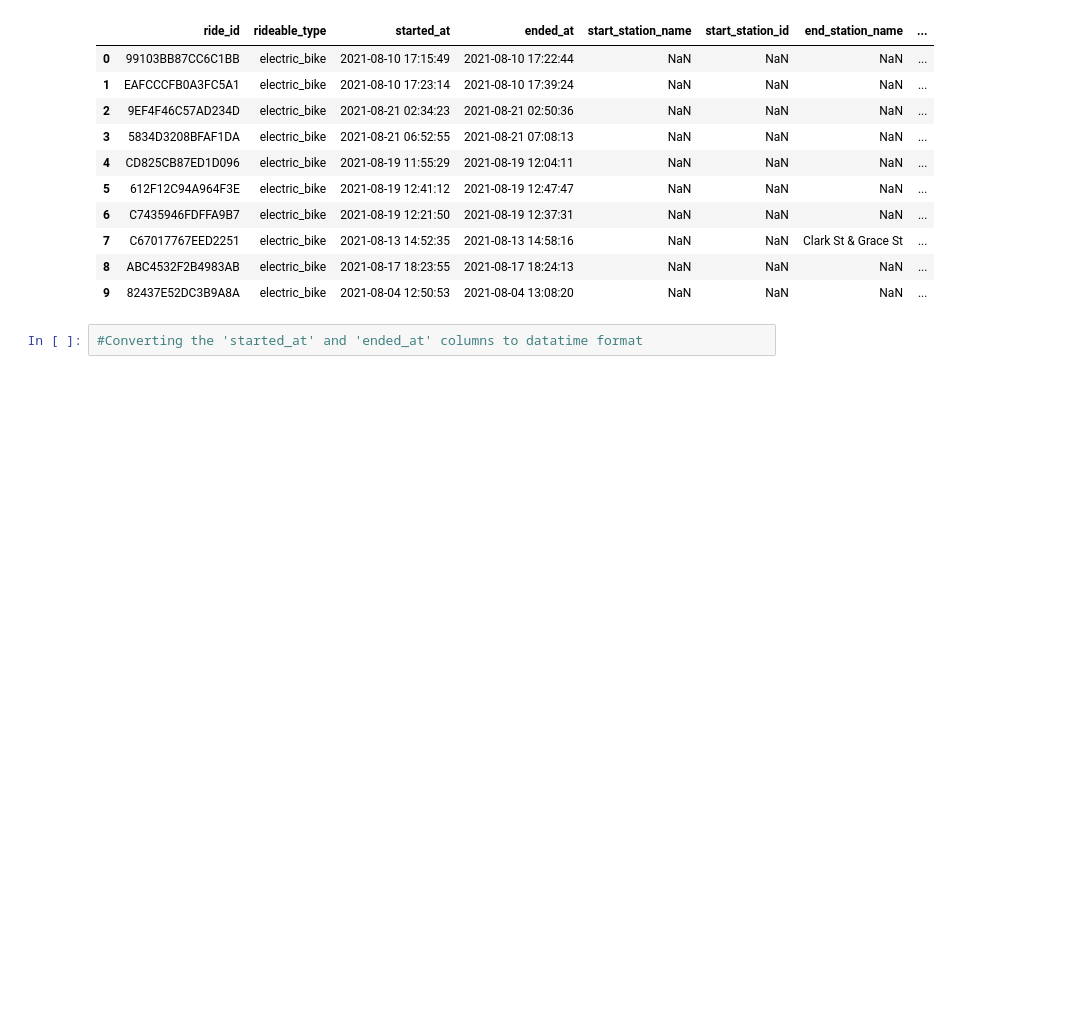
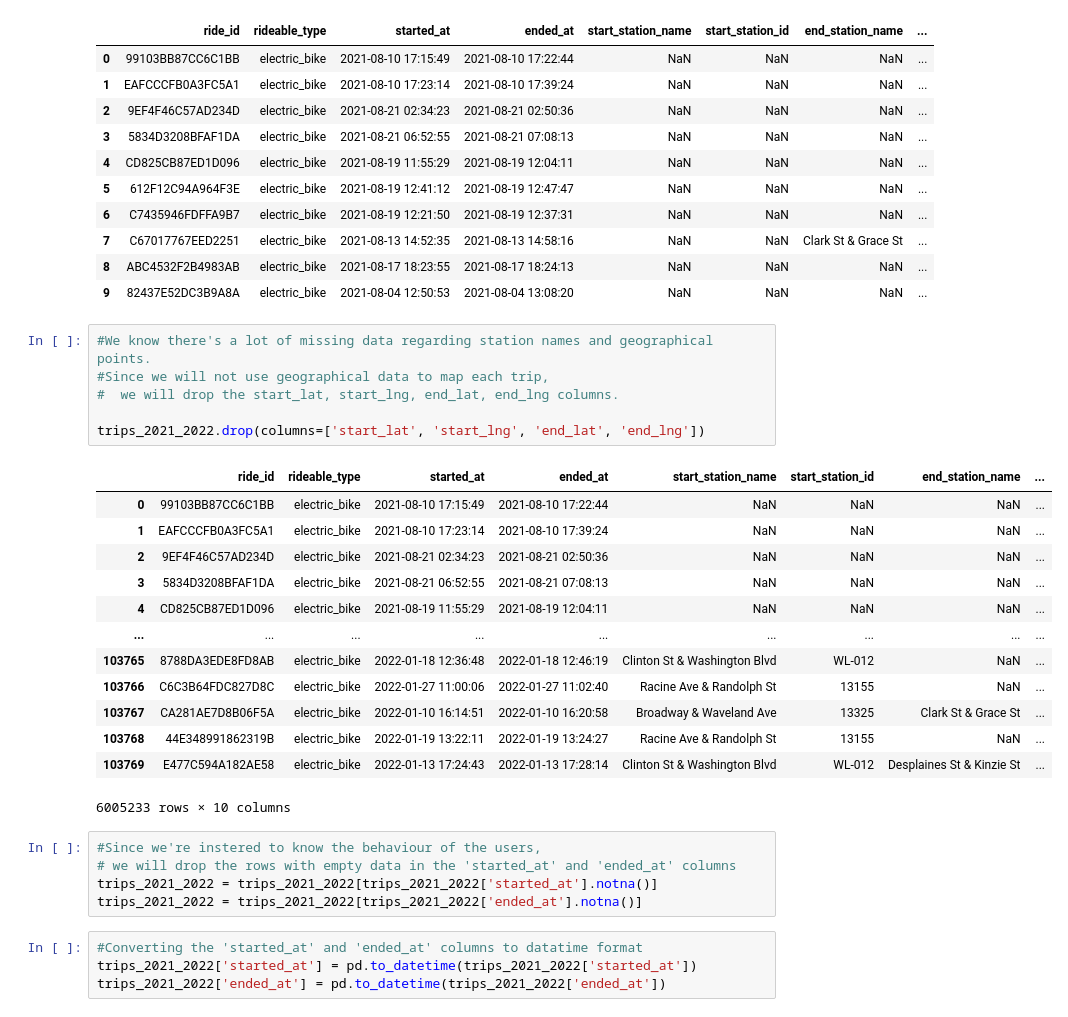
Before and after one commit to AlvaroValdelamar/Google-Data-Capstone-Project, a Jupyter notebook: src/main_script.ipynb, the cells around one changed output. Saved outputs shown, nothing was run; the diff lists cells and outputs as text; blank space fills up the shorter version.

```diff
--- a/src/main_script.ipynb
+++ b/src/main_script.ipynb
@@ -178,5 +181,32 @@ trips_2021_2022.head(10)
 | 7 | C67017767EED2251 | electric_bike | 2021-08-13 14:52:35 | 2021-08-13 14:58:16 | NaN | NaN | Clark St & Grace St | ... |
 | 8 | ABC4532F2B4983AB | electric_bike | 2021-08-17 18:23:55 | 2021-08-17 18:24:13 | NaN | NaN | NaN | ... |
 | 9 | 82437E52DC3B9A8A | electric_bike | 2021-08-04 12:50:53 | 2021-08-04 13:08:20 | NaN | NaN | NaN | ... |
+# %%
+#We know there's a lot of missing data regarding station names and geographical points.
+#Since we will not use geographical data to map each trip,
+#  we will drop the start_lat, start_lng, end_lat, end_lng columns.
+
+trips_2021_2022.drop(columns=['start_lat', 'start_lng', 'end_lat', 'end_lng'])
+# %% [output]
+|  | ride_id | rideable_type | started_at | ended_at | start_station_name | start_station_id | end_station_name | ... |
+| 0 | 99103BB87CC6C1BB | electric_bike | 2021-08-10 17:15:49 | 2021-08-10 17:22:44 | NaN | NaN | NaN | ... |
+| 1 | EAFCCCFB0A3FC5A1 | electric_bike | 2021-08-10 17:23:14 | 2021-08-10 17:39:24 | NaN | NaN | NaN | ... |
+| 2 | 9EF4F46C57AD234D | electric_bike | 2021-08-21 02:34:23 | 2021-08-21 02:50:36 | NaN | NaN | NaN | ... |
+| 3 | 5834D3208BFAF1DA | electric_bike | 2021-08-21 06:52:55 | 2021-08-21 07:08:13 | NaN | NaN | NaN | ... |
+| 4 | CD825CB87ED1D096 | electric_bike | 2021-08-19 11:55:29 | 2021-08-19 12:04:11 | NaN | NaN | NaN | ... |
+| ... | ... | ... | ... | ... | ... | ... | ... | ... |
+| 103765 | 8788DA3EDE8FD8AB | electric_bike | 2022-01-18 12:36:48 | 2022-01-18 12:46:19 | Clinton St & Washington Blvd | WL-012 | NaN | ... |
+| 103766 | C6C3B64FDC827D8C | electric_bike | 2022-01-27 11:00:06 | 2022-01-27 11:02:40 | Racine Ave & Randolph St | 13155 | NaN | ... |
+| 103767 | CA281AE7D8B06F5A | electric_bike | 2022-01-10 16:14:51 | 2022-01-10 16:20:58 | Broadway & Waveland Ave | 13325 | Clark St & Grace St | ... |
+| 103768 | 44E348991862319B | electric_bike | 2022-01-19 13:22:11 | 2022-01-19 13:24:27 | Racine Ave & Randolph St | 13155 | NaN | ... |
+| 103769 | E477C594A182AE58 | electric_bike | 2022-01-13 17:24:43 | 2022-01-13 17:28:14 | Clinton St & Washington Blvd | WL-012 | Desplaines St & Kinzie St | ... |
+6005233 rows × 10 columns
+# %%
+#Since we're instered to know the behaviour of the users,
+# we will drop the rows with empty data in the 'started_at' and 'ended_at' columns
+trips_2021_2022 = trips_2021_2022[trips_2021_2022['started_at'].notna()]
+trips_2021_2022 = trips_2021_2022[trips_2021_2022['ended_at'].notna()]
 # %%
 #Converting the 'started_at' and 'ended_at' columns to datatime format
+trips_2021_2022['started_at'] = pd.to_datetime(trips_2021_2022['started_at'])
+trips_2021_2022['ended_at'] = pd.to_datetime(trips_2021_2022['ended_at'])
```
Also changed, not shown: parts of 6 cells of this notebook.
